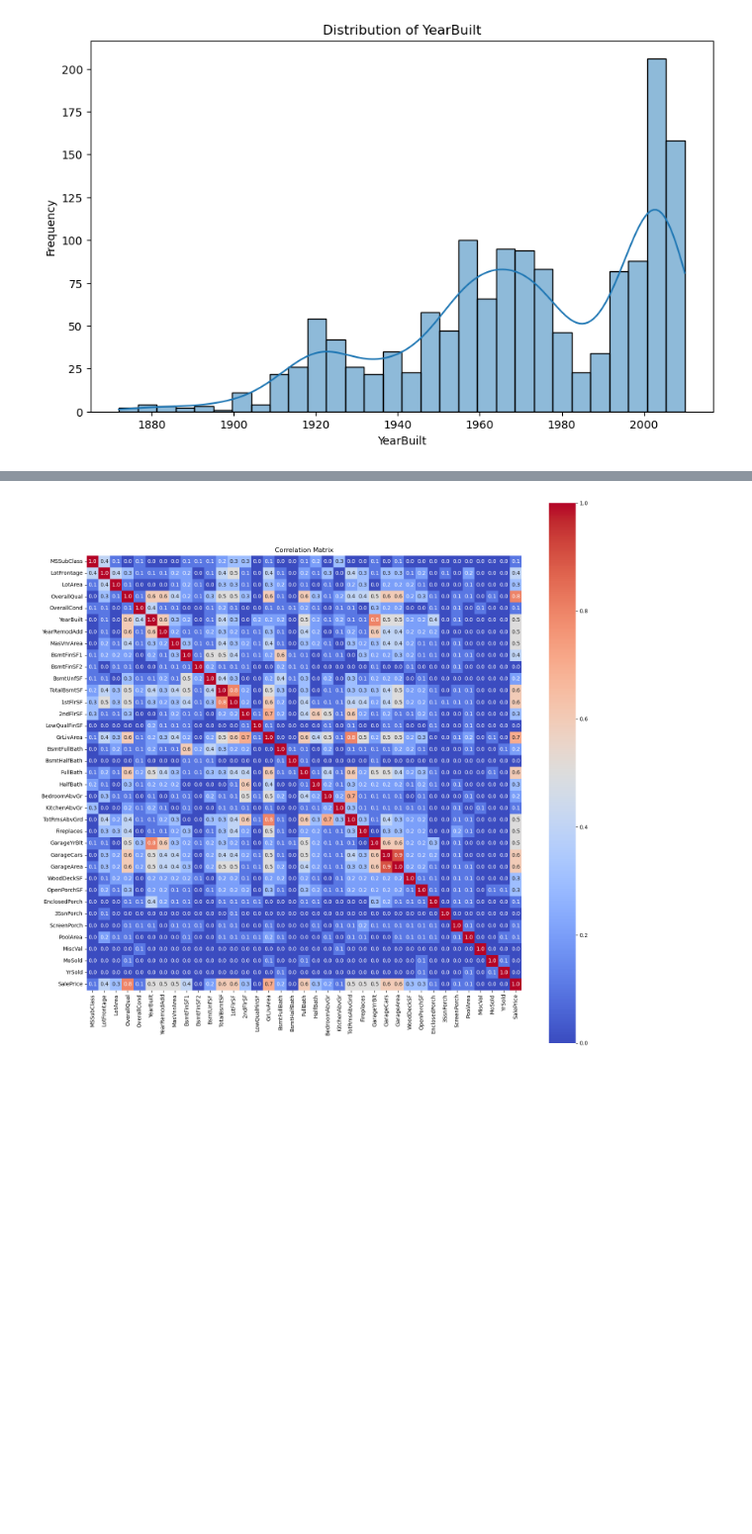
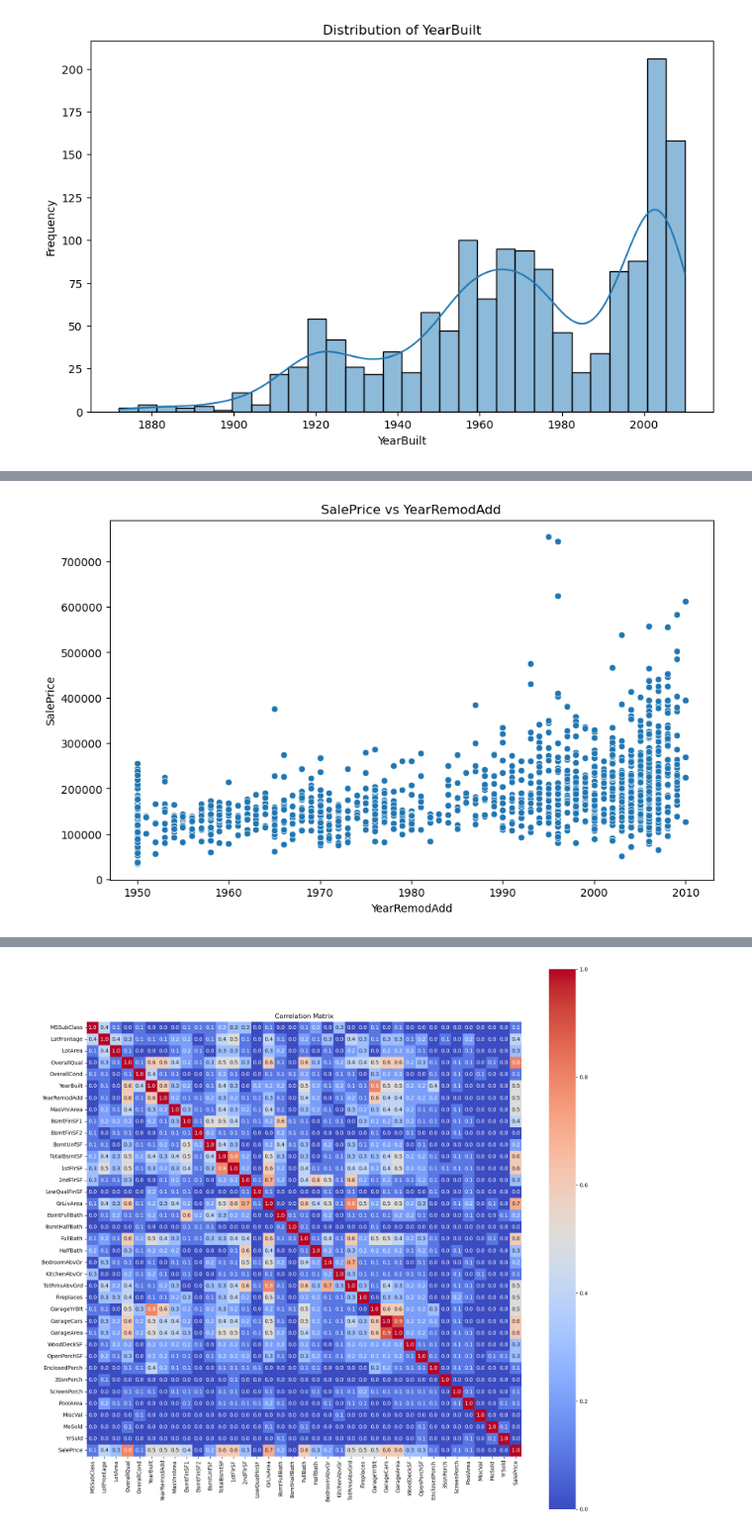
Before and after one commit to Samuel-engineer/simple_to_advanced-Regression, a Jupyter notebook: Notebook.ipynb, the cells around one changed output, grey strips where cells are left out. Shown at 99% size. Saved outputs shown, nothing was run; the diff lists cells and outputs as text; code cells hidden in the pictures; blank space fills up the shorter version.

```diff
--- a/Notebook.ipynb
+++ b/Notebook.ipynb
@@ -407,0 +435,4 @@ plot_feature_distribution(data_train, 'YearBuilt')
+# %%
+plot_scatter(data_train, 'YearRemodAdd', 'SalePrice')
+# %% [output]
+[figure, added]
```
Also changed, not shown: parts of 20 cells of this notebook, 1 other file.
